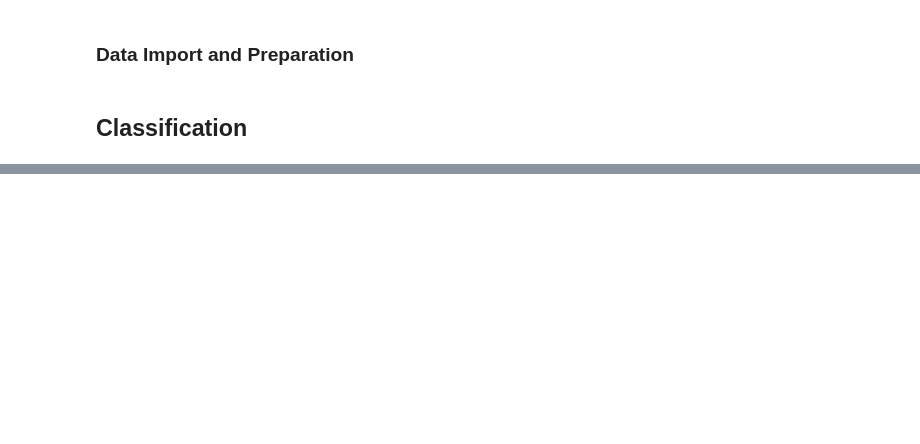
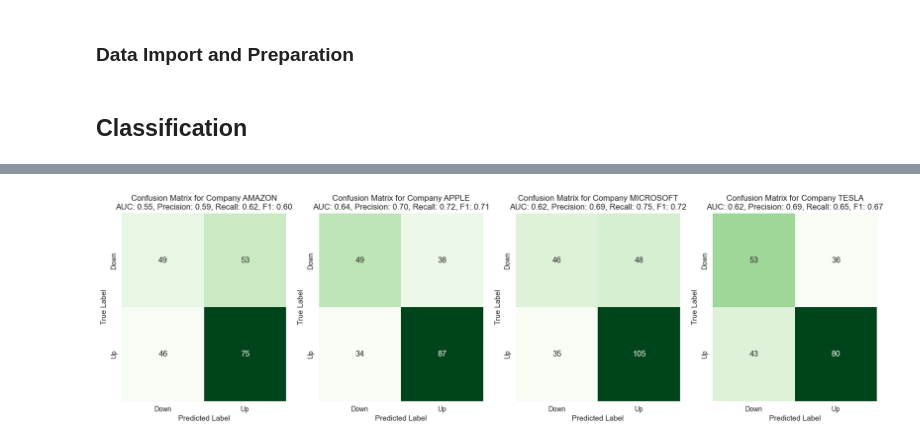
Before and after one commit to DimitriosTagkoulis/AI-Enabled-Stock-Prediction, a Jupyter notebook: Code/Modeling.ipynb, the cells around one changed output, grey strips where cells are left out. Cells and saved outputs as stored; diff of their text form; code cells hidden in the pictures; blank space fills up the shorter version.

```diff
--- a/Code/Modeling.ipynb
+++ b/Code/Modeling.ipynb
@@ -214,0 +260,4 @@ predictions
+# %%
+sbgrp_performance(predictions, 'Company', inverted_movement_map)
+# %% [output]
+[figure, added]
```
Also changed, not shown: parts of 44 cells of this notebook, 1 other file.
